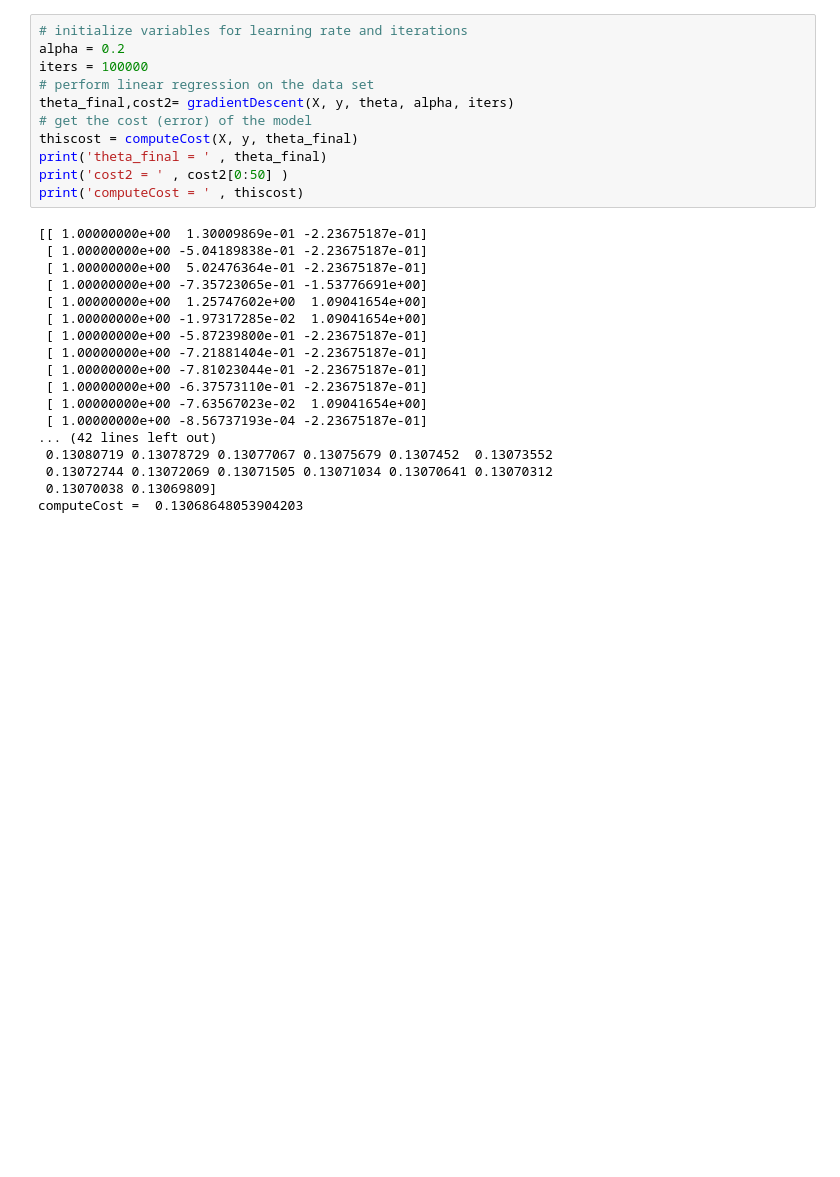
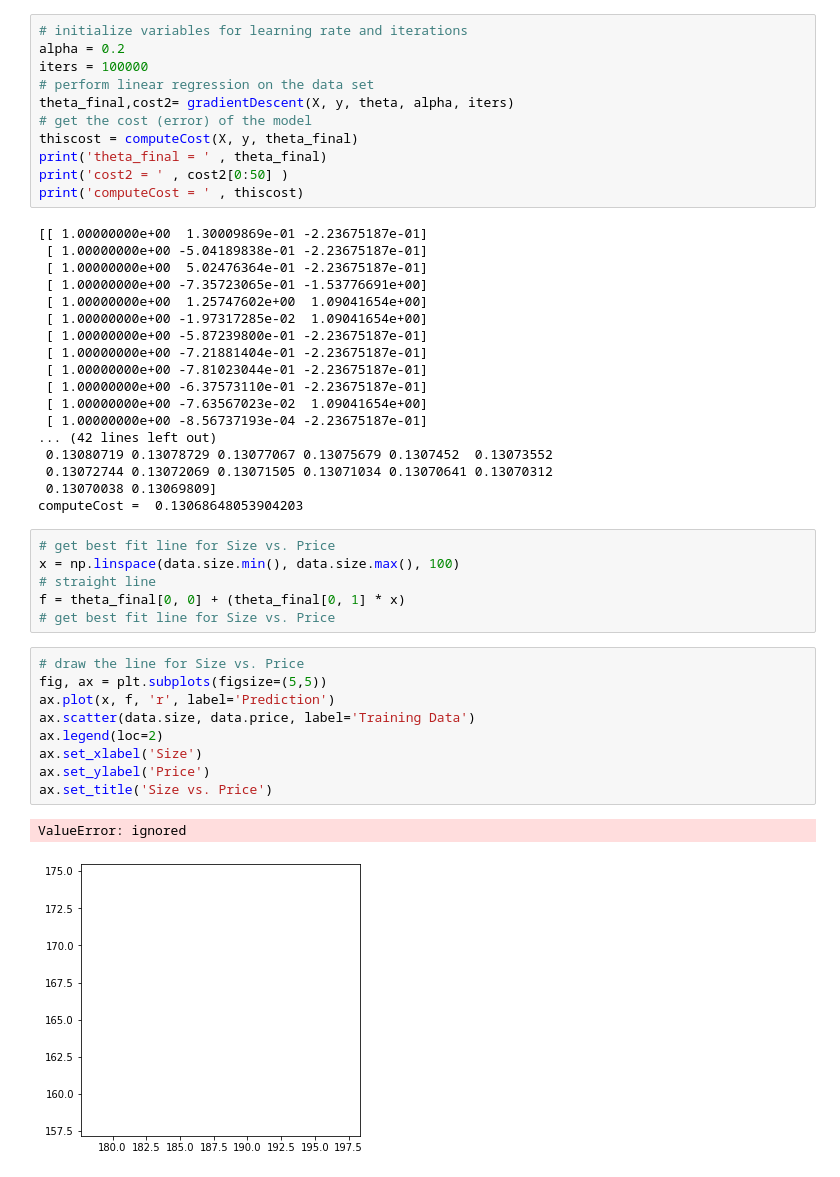
Before and after one commit to ahmed-hassan97/-ahmedhasRegression_using_multiple-variable, a Jupyter notebook: regression.ipynb, the cells around one changed output. Drawn from its saved outputs; the diff is of its cells as text; blank space fills up the shorter version.

```diff
--- a/regression.ipynb
+++ b/regression.ipynb
@@ -165,3 +165,21 @@ print('computeCost = ' , thiscost)
  0.13072744 0.13072069 0.13071505 0.13071034 0.13070641 0.13070312
  0.13070038 0.13069809]
 computeCost =  0.13068648053904203
+# %%
+# get best fit line for Size vs. Price
+x = np.linspace(data.size.min(), data.size.max(), 100)
+# straight line
+f = theta_final[0, 0] + (theta_final[0, 1] * x)
+# get best fit line for Size vs. Price
+# %%
+# draw the line for Size vs. Price
+fig, ax = plt.subplots(figsize=(5,5))
+ax.plot(x, f, 'r', label='Prediction')
+ax.scatter(data.size, data.price, label='Training Data')
+ax.legend(loc=2)
+ax.set_xlabel('Size')
+ax.set_ylabel('Price')
+ax.set_title('Size vs. Price')
+# %% [output]
+ValueError: ignored
+[figure, added]
```
